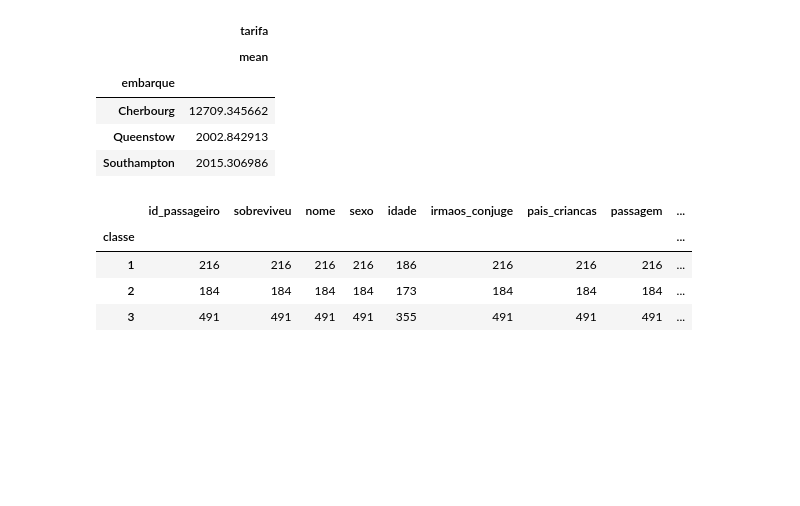
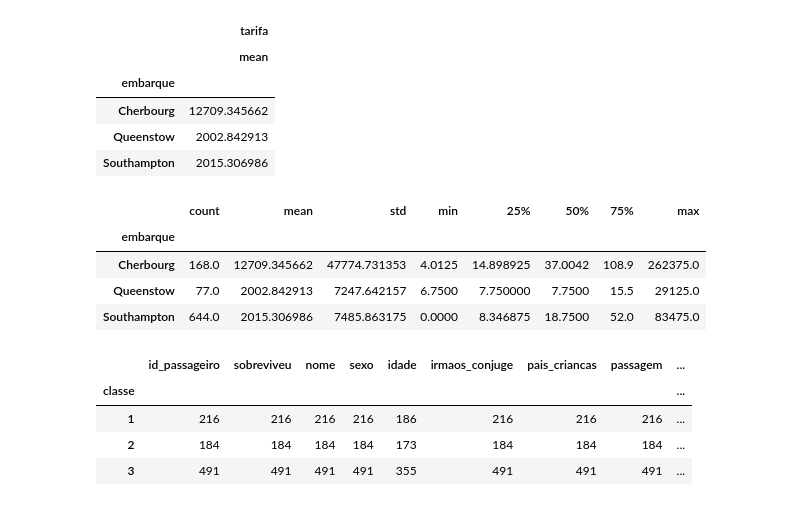
Before and after one commit to renankalil/intro_python_verao_ime_2023, a Jupyter notebook: exercicios/exercicio02.ipynb, the cells around one changed output. Saved outputs shown, nothing was run; the diff lists cells and outputs as text; code cells hidden in the pictures; blank space fills up the shorter version.

```diff
--- a/exercicios/exercicio02.ipynb
+++ b/exercicios/exercicio02.ipynb
@@ -144,6 +144,14 @@ df[['embarque', 'tarifa']].groupby('embarque').agg(['mean'])
 | Cherbourg | 12709.345662 |
 | Queenstow | 2002.842913 |
 | Southampton | 2015.306986 |
+# %%
+df.groupby('embarque')['tarifa'].describe()
+# %% [output]
+|  | count | mean | std | min | 25% | 50% | 75% | max |
+| embarque |  |  |  |  |  |  |  |  |
+| Cherbourg | 168.0 | 12709.345662 | 47774.731353 | 4.0125 | 14.898925 | 37.0042 | 108.9 | 262375.0 |
+| Queenstow | 77.0 | 2002.842913 | 7247.642157 | 6.7500 | 7.750000 | 7.7500 | 15.5 | 29125.0 |
+| Southampton | 644.0 | 2015.306986 | 7485.863175 | 0.0000 | 8.346875 | 18.7500 | 52.0 | 83475.0 |
 # %%
 # questão 10
 df.groupby(['classe']).count()
```
Also changed, not shown: parts of 1 cell of this notebook.
